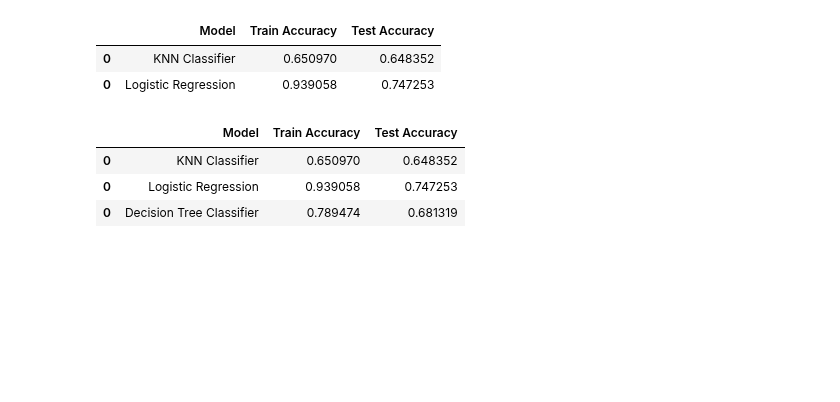
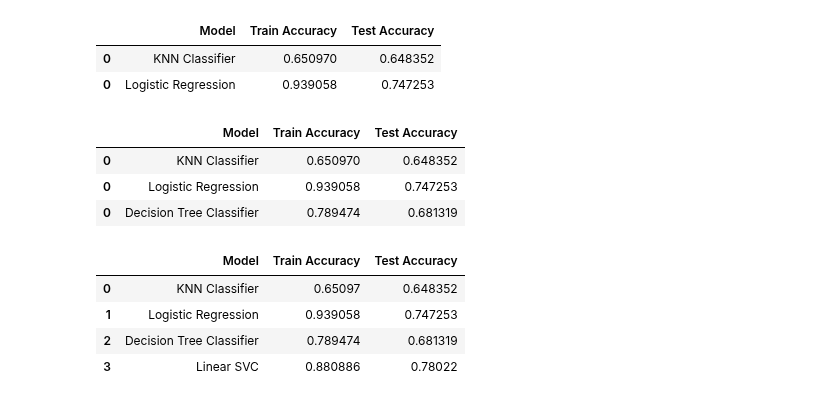
Before and after one commit to heytanix/PROJECT_ARRHYTHMIA, a Jupyter notebook: Oversampled_and_PCA.ipynb, the cells around one changed output. Drawn from its saved outputs; the diff is of its cells as text; code cells hidden in the pictures; blank space fills up the shorter version.

Commit message:
Added Linear SVM

```diff
--- a/Oversampled_and_PCA.ipynb
+++ b/Oversampled_and_PCA.ipynb
@@ -544,0 +547,18 @@ result
+# %%
+from sklearn.svm import LinearSVC
+lsvclassifier = LinearSVC(C=0.01)
+lsvclassifier.fit(X_train, y_train)
+y_pred_test = lsvclassifier.predict(X_test)
+y_pred_train = lsvclassifier.predict(X_train)
+# %%
+lsvc_train_accuracy_score = accuracy_score(y_train, y_pred_train)
+lsvc_test_accuracy_score = accuracy_score(y_test, y_pred_test)
+
+result = pd.concat([result, pd.Series({'Model':'Linear SVC','Train Accuracy':lsvc_train_accuracy_score,'Test Accuracy':lsvc_test_accuracy_score}).to_frame().T],ignore_index=True )
+result
+# %% [output]
+|  | Model | Train Accuracy | Test Accuracy |
+| 0 | KNN Classifier | 0.65097 | 0.648352 |
+| 1 | Logistic Regression | 0.939058 | 0.747253 |
+| 2 | Decision Tree Classifier | 0.789474 | 0.681319 |
+| 3 | Linear SVC | 0.880886 | 0.78022 |
```
Also changed, not shown: parts of 1 cell of this notebook.
